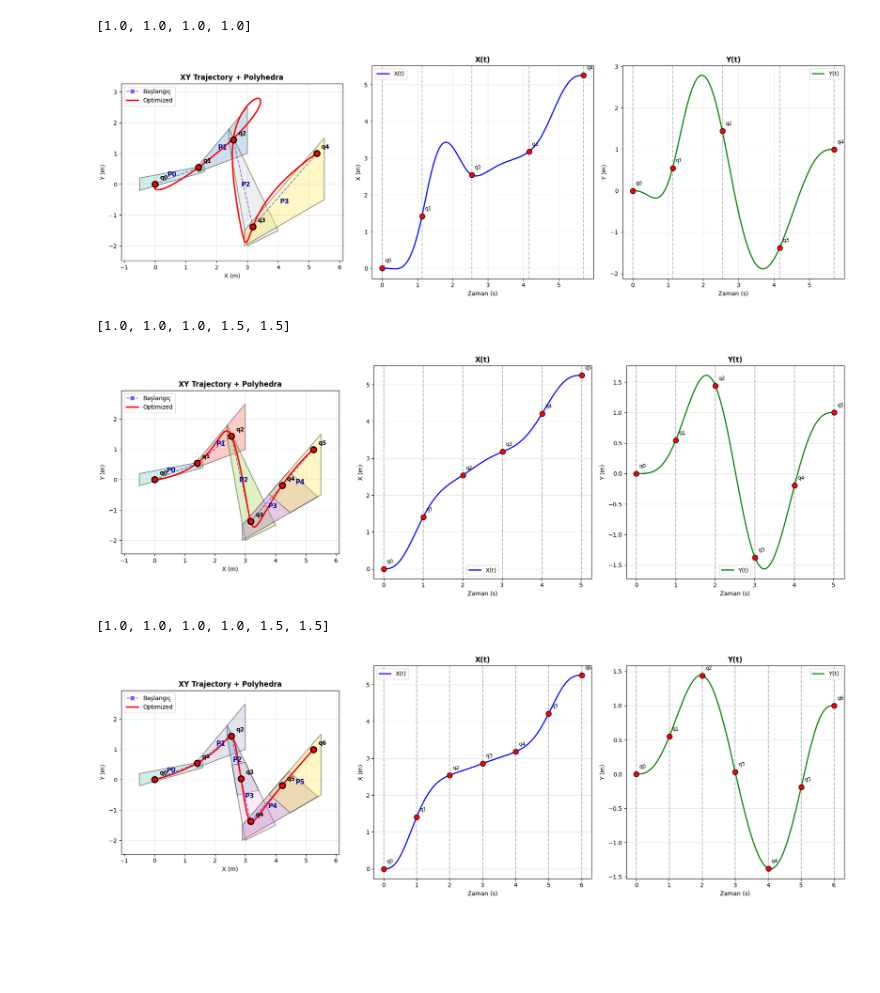
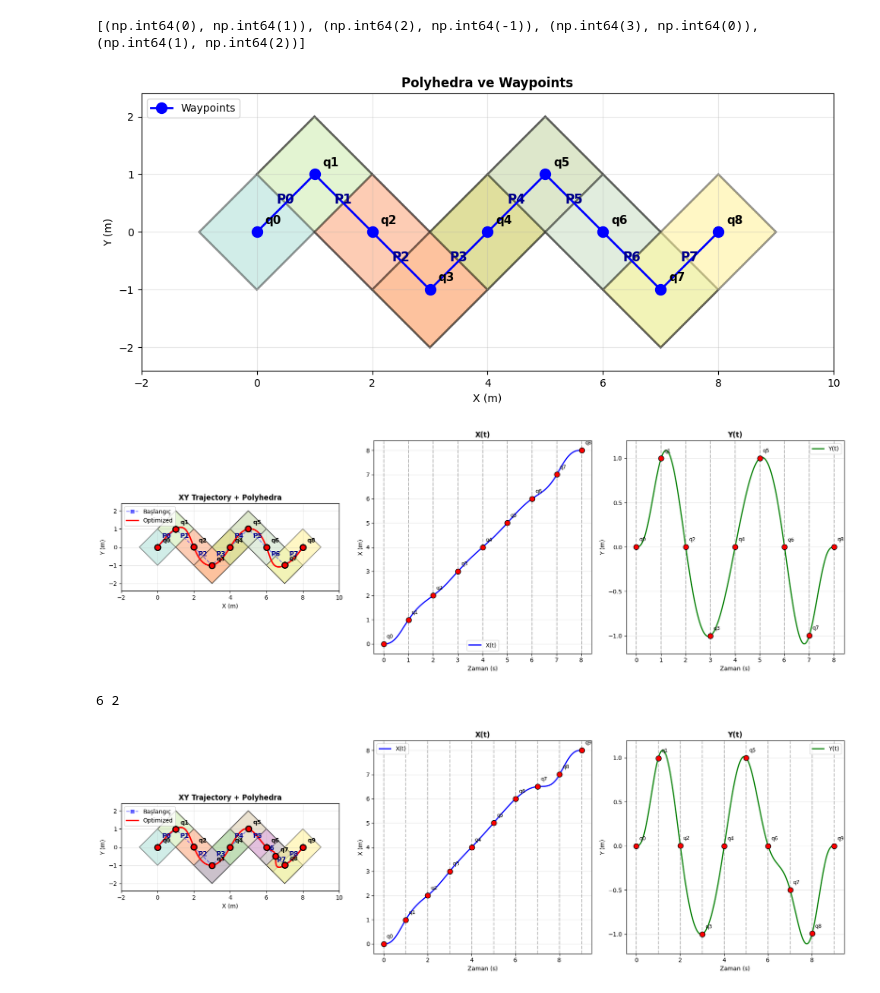
Before and after one commit to DemirDorukDilek/DDoP, a Jupyter notebook: Welcome_To_Colab (7).ipynb, the cells around one changed output. Cells and saved outputs as stored; diff of their text form; code cells hidden in the pictures; blank space fills up the shorter version.

```diff
--- a/Welcome_To_Colab (7).ipynb
+++ b/Welcome_To_Colab (7).ipynb
@@ -78,3 +77,39 @@ polygons = [
+# %%
+waypoints = [
+    np.array((0, 0)),
+    np.array((1, 1)),
+    np.array((2, 0)),
+    np.array((3, -1)),
+    np.array((4, 0)),
+    np.array((5, 1)),
+    np.array((6, 0)),
+    np.array((7, -1)),
+    np.array((8, 0)),
+]
+
+
+
+d = 1
+dd = True
+polygons = []
+for i in range(len(waypoints)-1):
+    w0 = waypoints[i]
+    w1 = waypoints[i+1]
+    if dd:
+        polygons.append([(w0[0],w0[1]-1),(w1[0]+1,w1[1]),(w1[0],w1[1]+1),(w0[0]-1,w0[1])])
+    else:
+        polygons.append([(w0[0]-1,w0[1]),(w1[0],w1[1]-1),(w1[0]+1,w1[1]),(w0[0],w0[1]+1)])
+    if d == 1:
+        dd = not dd
+        d = -1
+    d+=1
+print(polygons[1])
+opt_waypoint = list(map(np.array,waypoints))
+polyhedras = list(map(polygon_to_polyhedron,polygons))
+visualize_state(polyhedras,opt_waypoint)
+# %% [output]
+[(np.int64(0), np.int64(1)), (np.int64(2), np.int64(-1)), (np.int64(3), np.int64(0)), (np.int64(1), np.int64(2))]
+[figure, added]
 # %%
 def check_piece_feasibility(opt, piece_idx, polyhedron, v_max, a_max, num_samples=50):
     T = opt.Ts[piece_idx]
@@ -179,7 +214,6 @@ def optimize_with_split(Ts_init, waypoints_init, polygons_init ,max_iterations=5
 
         opt_waypoint = list(map(np.array,waypoints))
         polyhedras = list(map(polygon_to_polyhedron,polygons))
-        print(pakka)
         rho_v_arr = np.array(rho_v)
         rho_a_arr = np.array(rho_a)
         pakka_arr = np.array(pakka)
@@ -194,7 +228,6 @@ def optimize_with_split(Ts_init, waypoints_init, polygons_init ,max_iterations=5
         Ts = list(T_opt)
 
         violations = check_all_pieces(opt, polyhedras, opt.v_max, opt.a_max)[::-1]
-
         if len(violations) == 0:return opt, Ts, waypoints, polygons
 
         if len(violations) > 1 and violations[0][0] == last_split:
@@ -203,6 +236,8 @@ def optimize_with_split(Ts_init, waypoints_init, polygons_init ,max_iterations=5
             piece_idx,vaolation_type = violations[0]
         last_split = piece_idx
         penalty_list = None
+
+        print(piece_idx,vaolation_type)
 
         q_prev = waypoints[piece_idx]
         q_next = waypoints[piece_idx + 1]
@@ -210,37 +245,34 @@ def optimize_with_split(Ts_init, waypoints_init, polygons_init ,max_iterations=5
         poly_0, poly_1,new_waypoint = split_polygon(polygons[piece_idx], q_prev, q_next, 0.5)
 
         waypoints.insert(piece_idx + 1, new_waypoint)
         Ts[piece_idx] = Ts[piece_idx] / 2
         Ts.insert(piece_idx + 1, Ts[piece_idx] / 2)
 
         if vaolation_type == 0:
             pakka[piece_idx] = pakka[piece_idx]*1.5
             pakka.insert(piece_idx + 1, pakka[piece_idx])
             rho_v.insert(piece_idx + 1,128.0)
             rho_a.insert(piece_idx + 1,128.0)
         elif vaolation_type == 1:
             rho_v[piece_idx] = rho_v[piece_idx]*1.5
             rho_v.insert(piece_idx + 1, rho_v[piece_idx])
             pakka.insert(piece_idx + 1,1.0)
             rho_a.insert(piece_idx + 1,128.0)
         elif vaolation_type == 2:
             rho_a[piece_idx] = rho_a[piece_idx]*1.5
             rho_a.insert(piece_idx + 1, rho_a[piece_idx])
             pakka.insert(piece_idx + 1,1.0)
             rho_v.insert(piece_idx + 1,128.0)
 
         polygons[piece_idx] = poly_1
         polygons.insert(piece_idx + 1, poly_0)
 
 
     return opt, Ts, waypoints, polygons
 
-optimize_with_split([1.0]*(len(waypoints)-1),waypoints,polygons,100)
+optimize_with_split([1.0]*(len(waypoints)-1),waypoints,polygons,10)
 print()
 # %% [output]
+[figure, new version]
-[1.0, 1.0, 1.0, 1.0]
+6 2
-[figure, old version]
-[1.0, 1.0, 1.0, 1.5, 1.5]
-[figure, old version]
+[figure, new version]
-[1.0, 1.0, 1.0, 1.0, 1.5, 1.5]
-[figure, removed]
```
Also changed, not shown: parts of 1 cell of this notebook.
